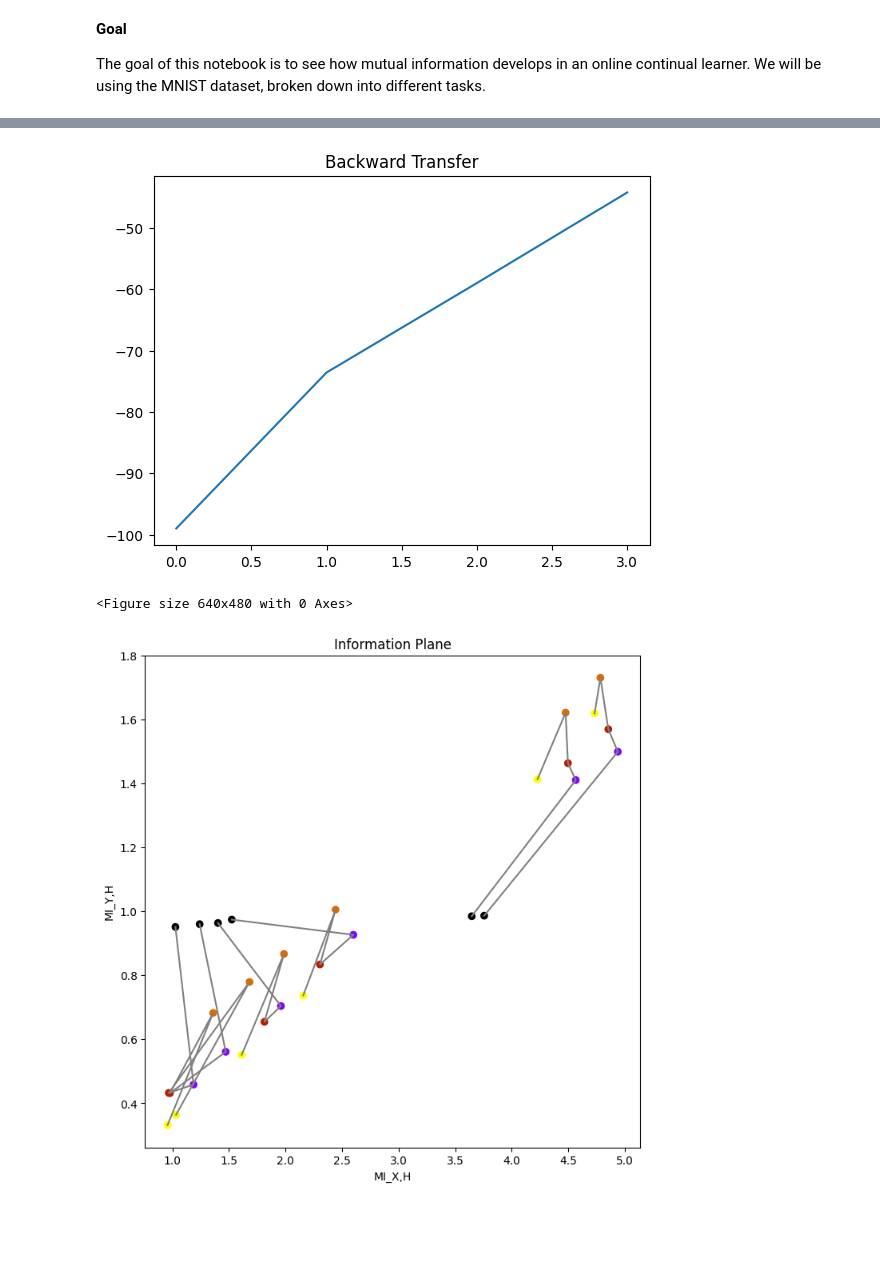
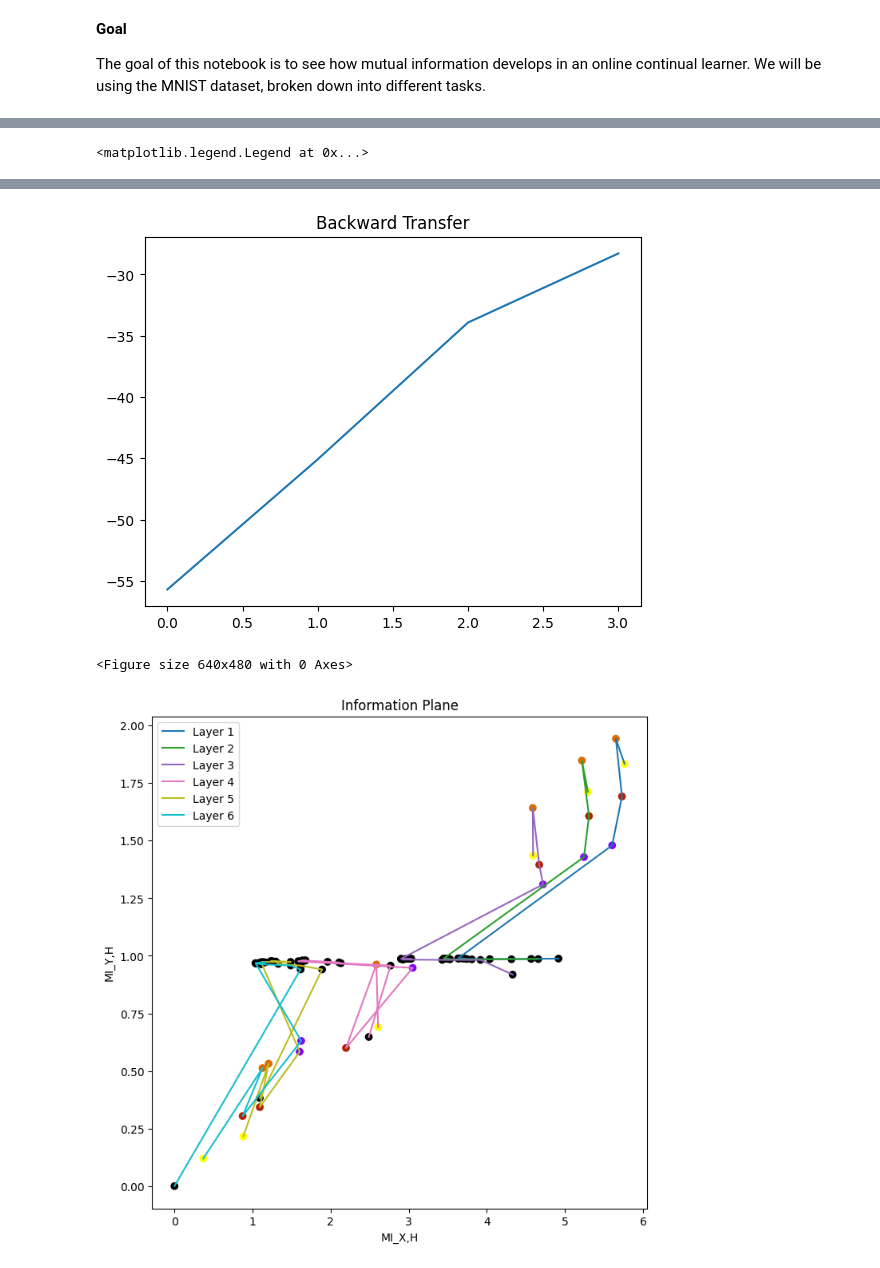
Before and after one commit to prasanthyss/MAT1510_Project-, a Jupyter notebook: online_continual_learning.ipynb, the cells around one changed output, grey strips where cells are left out. Saved outputs shown, nothing was run; the diff lists cells and outputs as text; code cells hidden in the pictures; blank space fills up the shorter version.

```diff
--- a/online_continual_learning.ipynb
+++ b/online_continual_learning.ipynb
@@ -137,22 +264,14 @@ for taskNum in range(len(tasks)):
 # %%
-#@title Train Model
-# General metrics
-train_accuracy      = []
-test_set_accuracy   = {}
-train_sizes         = []
-for taskNum in range(len(tasks)):
-  train_sizes.append(int(len(train_loaders[taskNum]) / np.exp(taskNum)))
-
-# Mutual information metrics
-layers              = len(list(model.children()))
-MI_XH               = torch.zeros(len(tasks), layers)
-MI_YH               = torch.zeros(len(tasks), layers)
-
-for taskNum in range(len(tasks)):
+#@title Online Learn
+for taskNum in range(firstOnlineTask, len(tasks)):
     print("Task Number:", taskNum+1, "/", len(tasks))
+    optimizer = optim.SGD(model.parameters(),
+                      lr=lr_ol[taskNum],
+                      momentum=momentum,
+                      weight_decay=weight_decay)
 
     # train phase
-    print("   Training model on", train_sizes[taskNum], "examples")
+    print("   Training")
     model.train()
     accuracy = 0
     N = 0
@@ -160,8 +279,6 @@ for taskNum in range(len(tasks)):
     # iterate over train data
     for training_sample, (images, labels) in enumerate(train_loaders[taskNum], start=1):
         images, labels = images.to(device), labels.to(device)
-        if taskNum > 0 and training_sample >= train_sizes[taskNum]:  # training the whole set causes complete forgetting
-          break
 
         # forward pass
         h1, h2, h3, h4, h5, h6 = model(images)
@@ -243,11 +360,11 @@ for taskNum in range(len(tasks)):
 
         for xh in p_XH:
           if p_XH[xh] != 0:
-            MI_XH[taskNum][layer] += p_XH[xh] * math.log2(p_XH[xh] / (p_X[xh[0]] * p_H[xh[1]]))
+            MI_XH[epochs+taskNum-1][layer] += p_XH[xh] * math.log2(p_XH[xh] / (p_X[xh[0]] * p_H[xh[1]]))
 
         for yh in p_YH:
           if p_YH[yh] != 0:
-            MI_YH[taskNum][layer] += p_YH[yh] * math.log2(p_YH[yh] / (p_Y[yh[0]] * p_H[yh[1]]))
+            MI_YH[epochs+taskNum-1][layer] += p_YH[yh] * math.log2(p_YH[yh] / (p_Y[yh[0]] * p_H[yh[1]]))
     print("     I(X;H) =", MI_XH[taskNum])
     print("     I(Y;H) =", MI_YH[taskNum])
 # %% [output]
@@ -339,9 +456,16 @@ fig, ax = plt.subplots(figsize=(8, 8))
 ax.set_xlabel('MI_X,H')
 ax.set_ylabel('MI_Y,H')
 title = ax.set_title('Information Plane')
-cmap = plt.get_cmap('gnuplot', len(tasks))
-colors = [cmap(i) for i in np.linspace(0, 1, len(tasks))]
-ax.plot(MI_XH, MI_YH, '-', color='gray')
+cmap_dots = plt.get_cmap('gnuplot', len(tasks))
+dot_colors = [cmap_dots(0)] * epochs + [cmap_dots(i) for i in np.arange(1, len(tasks))]
+print(dot_colors)
+#dot_colors = [cmap_dots(i) for i in np.linspace(0, 1, epochs+len(tasks)-1)]
+cmap_lines = plt.get_cmap('tab10', layers)
+line_colors = [cmap_lines(i) for i in np.arange(0, layers)]
+#ax.plot(MI_XH, MI_YH, '-', color='gray')
 for layer in range(layers):
-    im = ax.scatter(MI_XH[:,layer], MI_YH[:,layer], c=colors)
+    ax.plot(MI_XH[:,layer], MI_YH[:,layer], '-', color=line_colors[layer], label="Layer " + str(layer+1))
+    im = ax.scatter(MI_XH[:,layer], MI_YH[:,layer], c=dot_colors)
+ax.legend()
 # %% [output]
+<matplotlib.legend.Legend at 0x...>
@@ -351,3 +475,3 @@ for layer in range(layers):
-[figure, old version]
+[figure, new version]
-<Figure size 640x480 with 0 Axes>
+<Figure size 640x480 with 0 Axes>
-[figure, old version]
+[figure, new version]
```
Also changed, not shown: parts of 9 cells of this notebook.
